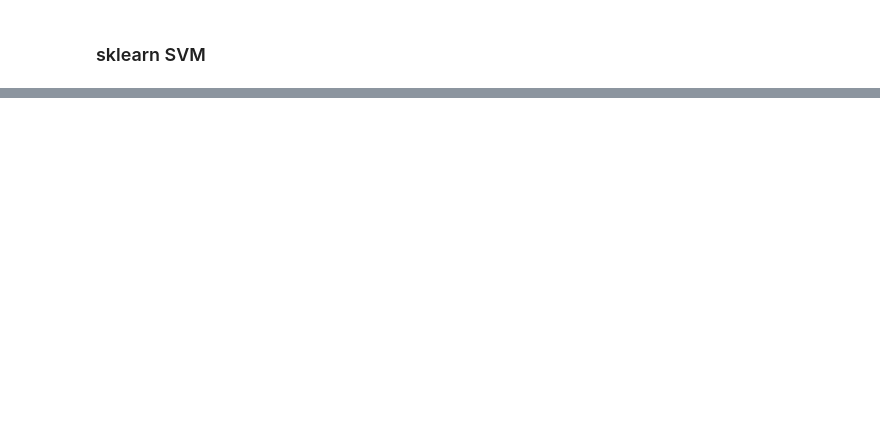
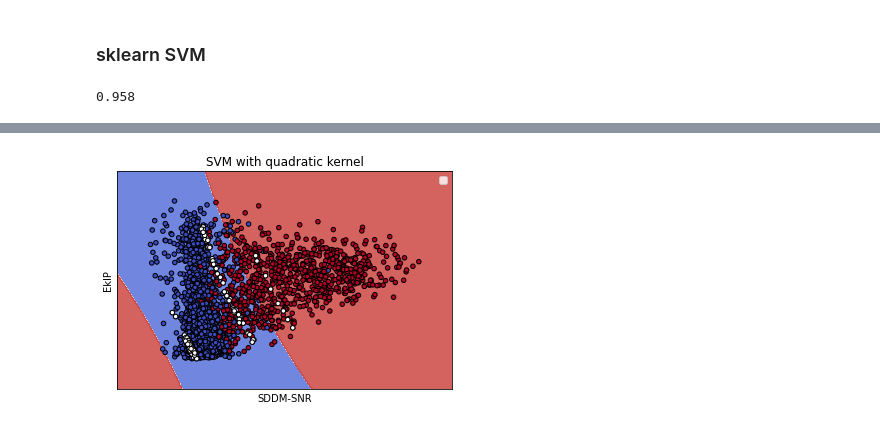
Before and after one commit to jaisai6/ML_PSSVM, a Jupyter notebook: model/SVM.ipynb, the cells around one changed output, grey strips where cells are left out. Cells and saved outputs as stored; diff of their text form; code cells hidden in the pictures; blank space fills up the shorter version.

```diff
--- a/model/SVM.ipynb
+++ b/model/SVM.ipynb
@@ -358,3 +491,6 @@ def visualize_boundary(kernel='linear', C=1, gamma=0.125, is_sklearn=True):
 ### sklearn SVM
 # %%
 # visualize_boundary(kernel= <desired kernel here>, C=<desired C here>, gamma = <desired C here>, is_sklearn=True)
+visualize_boundary(kernel='quadratic', C=0.1, is_sklearn=True)
+# %% [output]
+0.958
@@ -360,0 +498 @@ def visualize_boundary(kernel='linear', C=1, gamma=0.125, is_sklearn=True):
+[figure, added]
```
Also changed, not shown: parts of 11 cells of this notebook.
